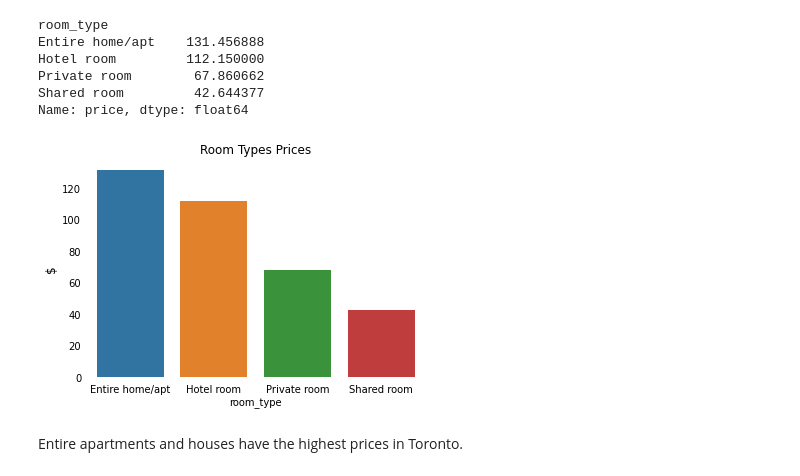
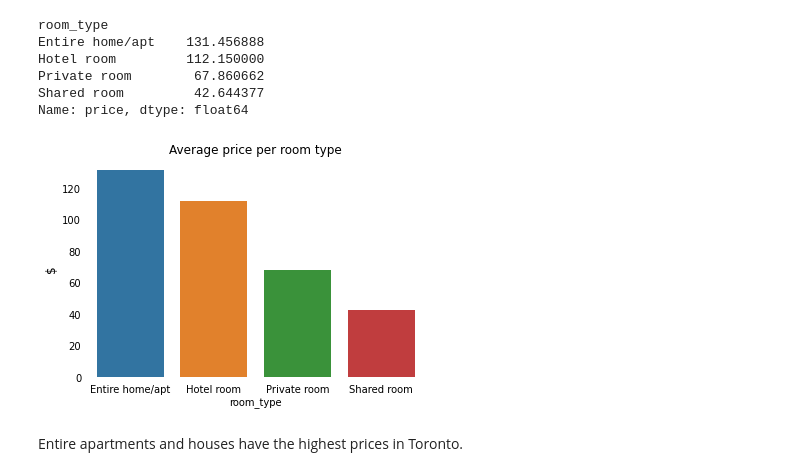
Before and after one commit to brunacmendes/data_science, a Jupyter notebook: AirBnB_Listings_Data_Analysis_Toronto.ipynb, the cells around one changed output. Saved outputs shown, nothing was run; the diff lists cells and outputs as text; code cells hidden in the pictures.

```diff
--- a/AirBnB_Listings_Data_Analysis_Toronto.ipynb
+++ b/AirBnB_Listings_Data_Analysis_Toronto.ipynb
@@ -449,13 +449,13 @@ Name: price, dtype: float64
 # %%
 # Plotting the average price by type of property
 ax = sns.barplot(var.index, var)
-ax.set_title('Room Types Prices')
+ax.set_title('Average price per room type')
 ax.tick_params(bottom=False, top=False, left=False, right=False);
 ax.set_ylabel('$', fontsize=12)
 for kew, spine in ax.spines.items():
     spine.set_visible(False)
 # %% [output]
-[figure, old version]
+[figure, new version]
 # %% [markdown]
 Entire apartments and houses have the highest prices in Toronto.
 # %% [markdown]
```
